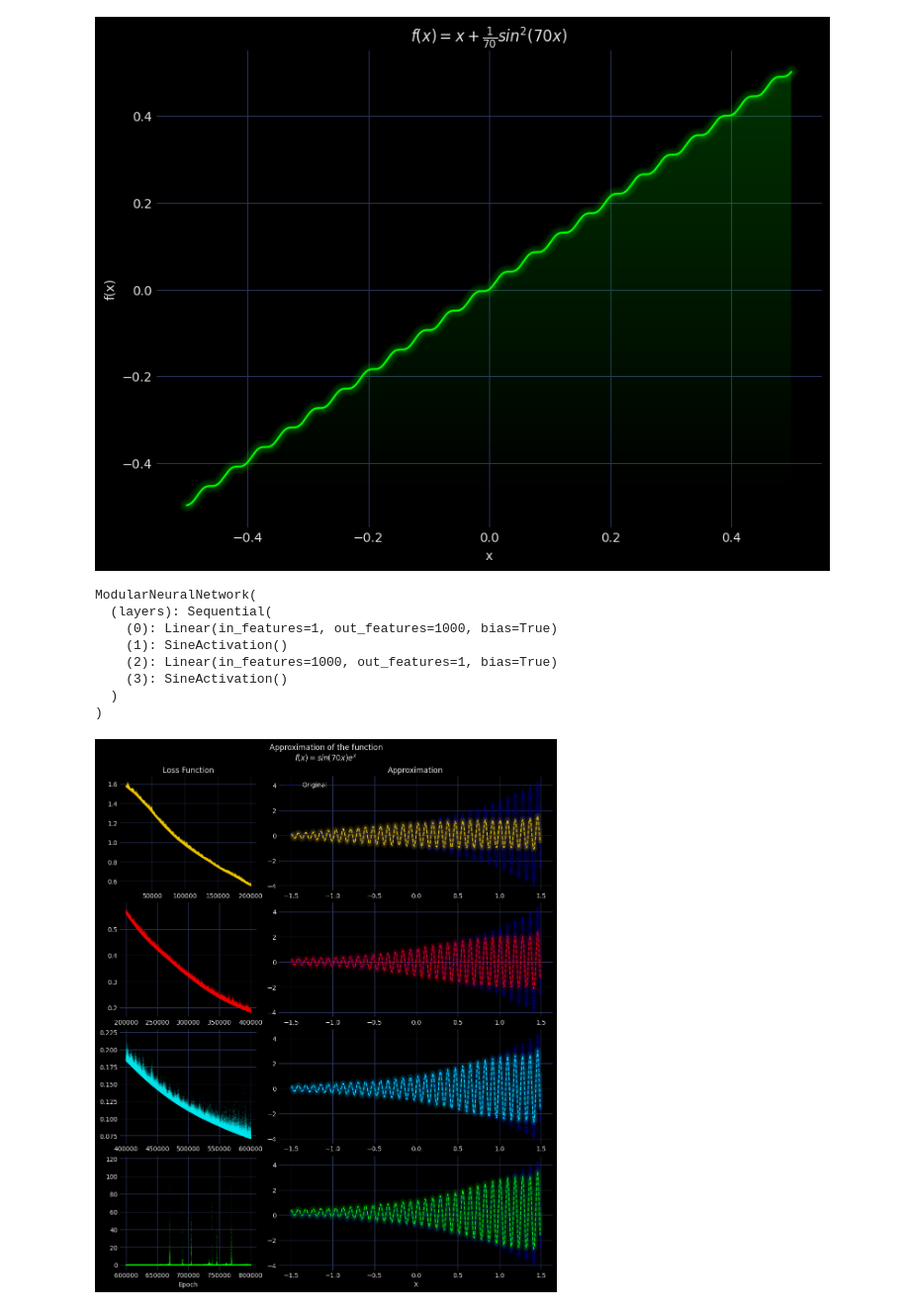
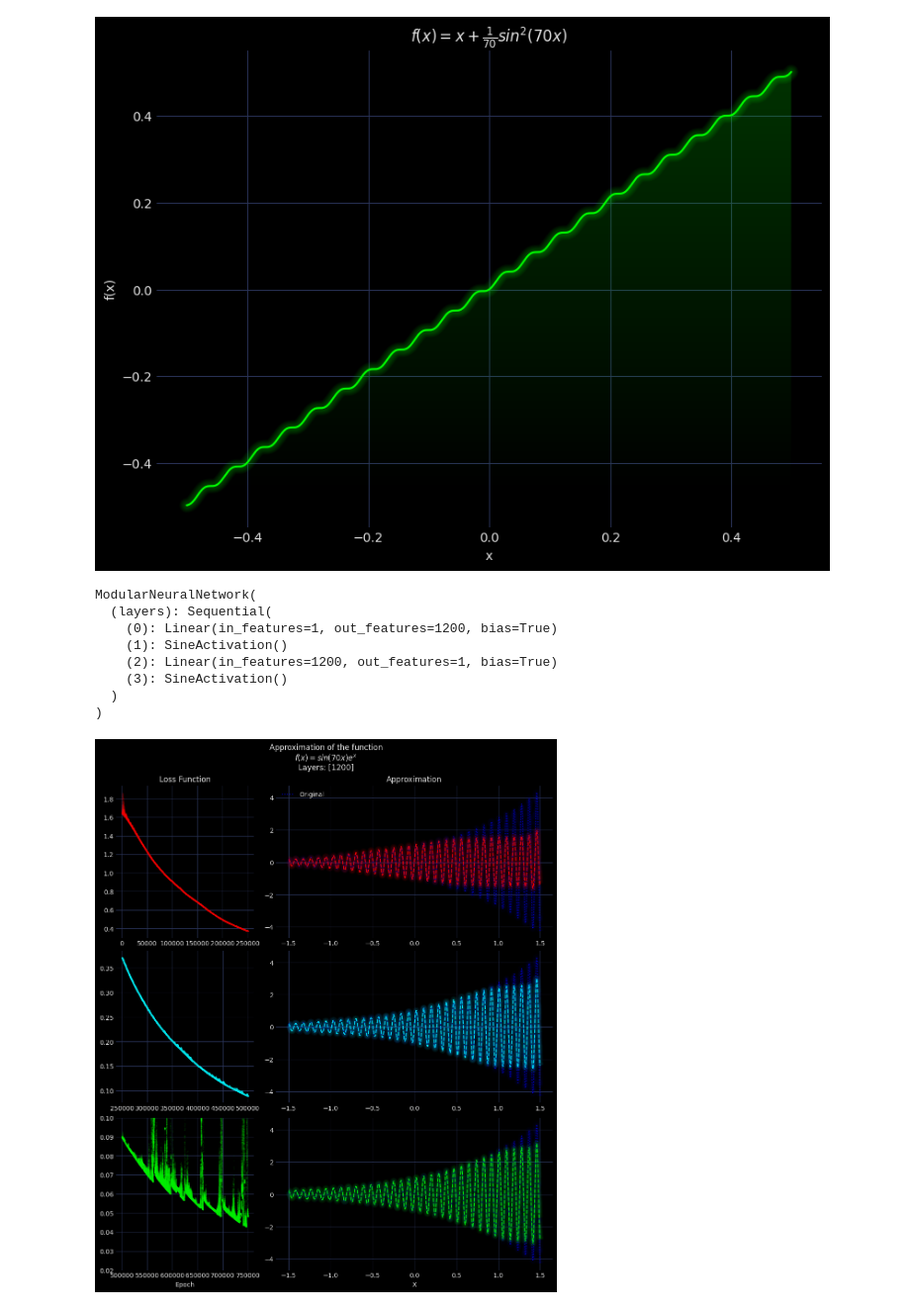
Before and after one commit to Yolonek/MachineLearningApplications, a Jupyter notebook: Perceptrons/1.2-UniversalApproximationTheorem.ipynb, the cells around one changed output. Shown at 99% size. Drawn from its saved outputs; the diff is of its cells as text; code cells hidden in the pictures.

```diff
--- a/Perceptrons/1.2-UniversalApproximationTheorem.ipynb
+++ b/Perceptrons/1.2-UniversalApproximationTheorem.ipynb
@@ -210,12 +210,12 @@ with plt.style.context('cyberpunk'):
 def func(x: torch.Tensor) -> torch.Tensor:
     return torch.sin(x*70.)*torch.exp(x)
 # %%
-X = torch.arange(-1.5, 1.5, 0.01).view(-1, 1).type(torch.float32)
+X = torch.arange(-1.5, 1.5, 0.001).view(-1, 1).type(torch.float32)
 y = func(X)
 device = torch.device("cuda")
 X, y = X.to(device), y.to(device)
 leaning_rate = 0.001
-hidden_layers = [1000]
+hidden_layers = [1200]
 model = ModularNeuralNetwork(input_size=1,
                              output_size=1,
                              layer_sizes=hidden_layers,
@@ -226,17 +226,17 @@ model
 # %% [output]
 ModularNeuralNetwork(
   (layers): Sequential(
-    (0): Linear(in_features=1, out_features=1000, bias=True)
+    (0): Linear(in_features=1, out_features=1200, bias=True)
     (1): SineActivation()
-    (2): Linear(in_features=1000, out_features=1, bias=True)
+    (2): Linear(in_features=1200, out_features=1, bias=True)
     (3): SineActivation()
   )
 )
 # %%
-N_epochs = 800_000
+N_epochs, split = 750_000, 3
+split_part = N_epochs // split
 train_loss = np.zeros(N_epochs)
-epoch_snapshots = [200_000, 400_000, 600_000, N_epochs]
-loss_snapshot = []
+epoch_snapshots = [split_part * index for index in range(1, split + 1)]
 y_pred_snapshot = []
 model.train()
 for epoch in tqdm(range(N_epochs)):
@@ -245,38 +245,36 @@ for epoch in tqdm(range(N_epochs)):
     optimizer.zero_grad()
     loss.backward()
     optimizer.step()
-    train_loss[epoch] = loss
-    if epoch % 200_000 == 0 and epoch != 0:
-        loss_snapshot.append(loss)
+    train_loss[epoch] = loss.item()
+    if epoch % split_part == 0 and epoch != 0:
         y_pred_snapshot.append(y_pred.cpu().detach().numpy())
     elif epoch == N_epochs - 1:
-        loss_snapshot.append(loss)
         y_pred_snapshot.append(y_pred.cpu().detach().numpy())
 # %%
-colors = ['gold', 'red', None, 'lime']
+colors = ['red', None, 'lime']
 with plt.style.context('cyberpunk'):
-    figure, axes = plt.subplots(4, 2,
+    figure, axes = plt.subplots(split, 2,
                                 layout='constrained',
                                 figsize=(10, 12),
                                 width_ratios=[1, 2])
-    for index, (loss_value, y_preds, color) in enumerate(zip(loss_snapshot, y_pred_snapshot, colors)):
-        delay = 10000
+    for index, (y_preds, color) in enumerate(zip(y_pred_snapshot, colors)):
+        delay = 1000
         if index == 0:
             loss_part = train_loss[delay:epoch_snapshots[index]]
             loss_x = range(delay, epoch_snapshots[index])
         else:
             loss_part = train_loss[epoch_snapshots[index - 1]: epoch_snapshots[index]]
             loss_x = range(epoch_snapshots[index - 1], epoch_snapshots[index])
         axes[index, 0].scatter(loss_x, loss_part, color=color, alpha=0.05, s=1)
         enhance_plot(figure, axes[index, 0], glow=False)
         axes[index, 1].plot(X.cpu().numpy(), y.cpu().numpy(), color='mediumblue', linestyle=':', label='Original')
         if index == 0: axes[0, 1].legend()
         axes[index, 1].plot(X.cpu().numpy(), y_preds, color=color, linestyle='--')
         enhance_plot(figure, axes[index, 1], glow=True)
     axes[0, 0].set(title='Loss Function')
     axes[0, 1].set(title='Approximation')
-    axes[3, 0].set(xlabel='Epoch')
-    axes[3, 1].set(xlabel='X')
-    figure.suptitle('Approximation of the function\n$f(x) = sin(70x)e^x$')
+    axes[split-1, 0].set(xlabel='Epoch', ylim=[0.02, 0.1])
+    axes[split-1, 1].set(xlabel='X')
+    figure.suptitle(f'Approximation of the function\n$f(x) = sin(70x)e^x$\nLayers: {hidden_layers}')
 # %% [output]
-[figure, old version]
+[figure, new version]
```
Also changed, not shown: parts of 3 cells of this notebook.
